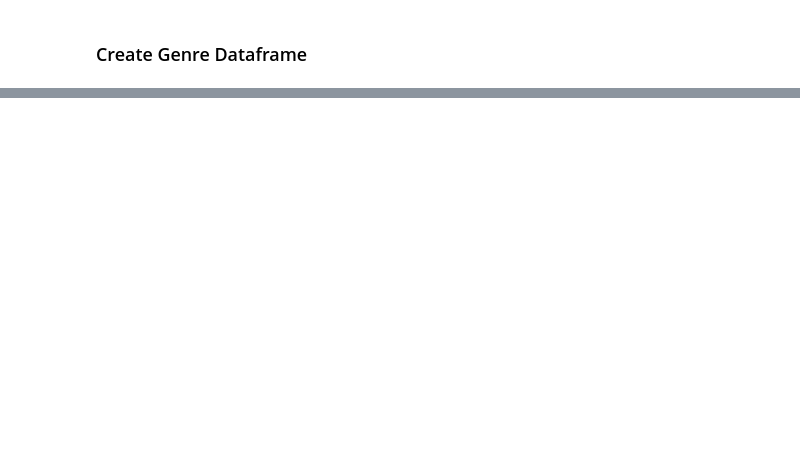
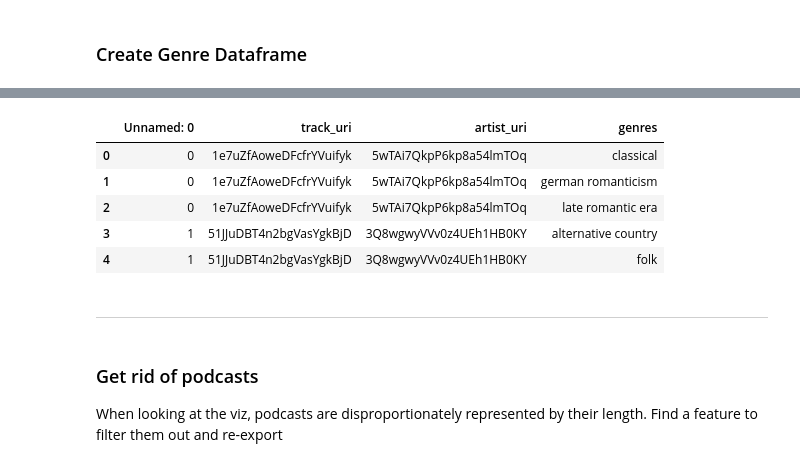
Before and after one commit to Jared-Godar/spotify-data, a Jupyter notebook: spotify_prepare.ipynb, the cells around one changed output, grey strips where cells are left out. Cells and saved outputs as stored; diff of their text form; code cells hidden in the pictures; blank space fills up the shorter version.

```diff
--- a/spotify_prepare.ipynb
+++ b/spotify_prepare.ipynb
@@ -154,0 +158,15 @@ done
+# %%
+df_genre_expanded.head()
+# %% [output]
+|  | Unnamed: 0 | track_uri | artist_uri | genres |
+| 0 | 0 | 1e7uZfAoweDFcfrYVuifyk | 5wTAi7QkpP6kp8a54lmTOq | classical |
+| 1 | 0 | 1e7uZfAoweDFcfrYVuifyk | 5wTAi7QkpP6kp8a54lmTOq | german romanticism |
+| 2 | 0 | 1e7uZfAoweDFcfrYVuifyk | 5wTAi7QkpP6kp8a54lmTOq | late romantic era |
+| 3 | 1 | 51JJuDBT4n2bgVasYgkBjD | 3Q8wgwyVVv0z4UEh1HB0KY | alternative country |
+| 4 | 1 | 51JJuDBT4n2bgVasYgkBjD | 3Q8wgwyVVv0z4UEh1HB0KY | folk |
+# %% [markdown]
+---
+# %% [markdown]
+### Get rid of podcasts
+
+When looking at the viz, podcasts are disproportionately represented by their length. Find a feature to filter them out and re-export
```
Also changed, not shown: parts of 8 cells of this notebook.
